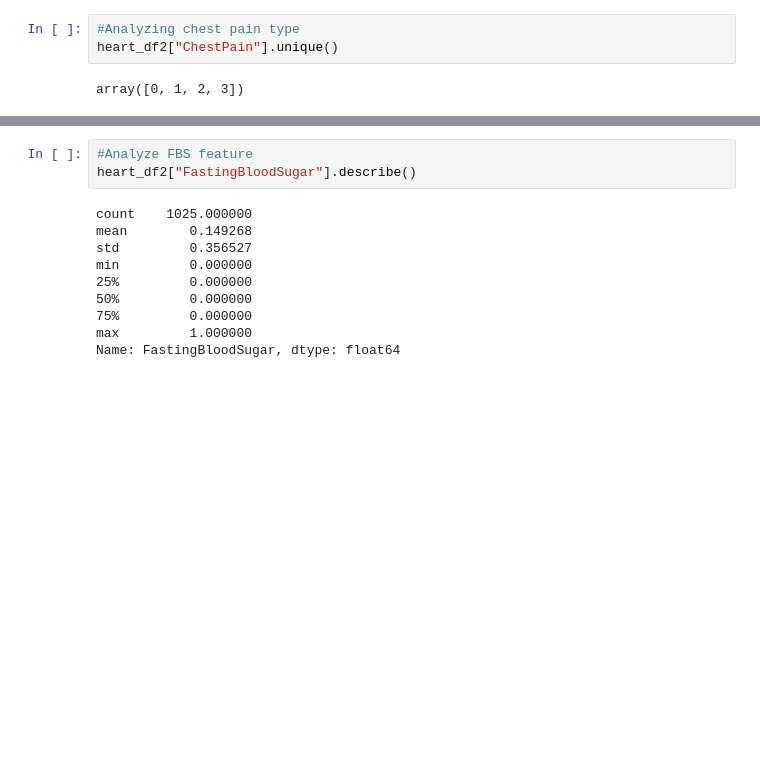
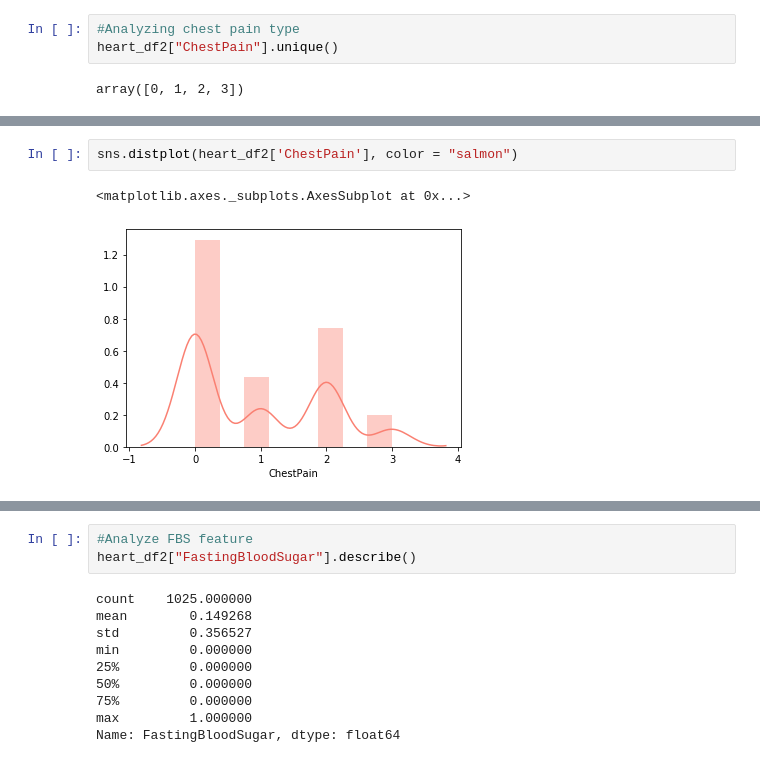
Before and after one commit to letisalbal/Final-Project, a Jupyter notebook: HeartDisease.ipynb, the cells around one changed output, grey strips where cells are left out. Saved outputs shown, nothing was run; the diff lists cells and outputs as text; blank space fills up the shorter version.

```diff
--- a/HeartDisease.ipynb
+++ b/HeartDisease.ipynb
@@ -219,0 +225,5 @@ sns.countplot(data=heart_df2, x = 'ChestPain')
+# %%
+sns.distplot(heart_df2['ChestPain'], color = "salmon")
+# %% [output]
+<matplotlib.axes._subplots.AxesSubplot at 0x...>
+[figure, added]
```
Also changed, not shown: parts of 19 cells of this notebook.
